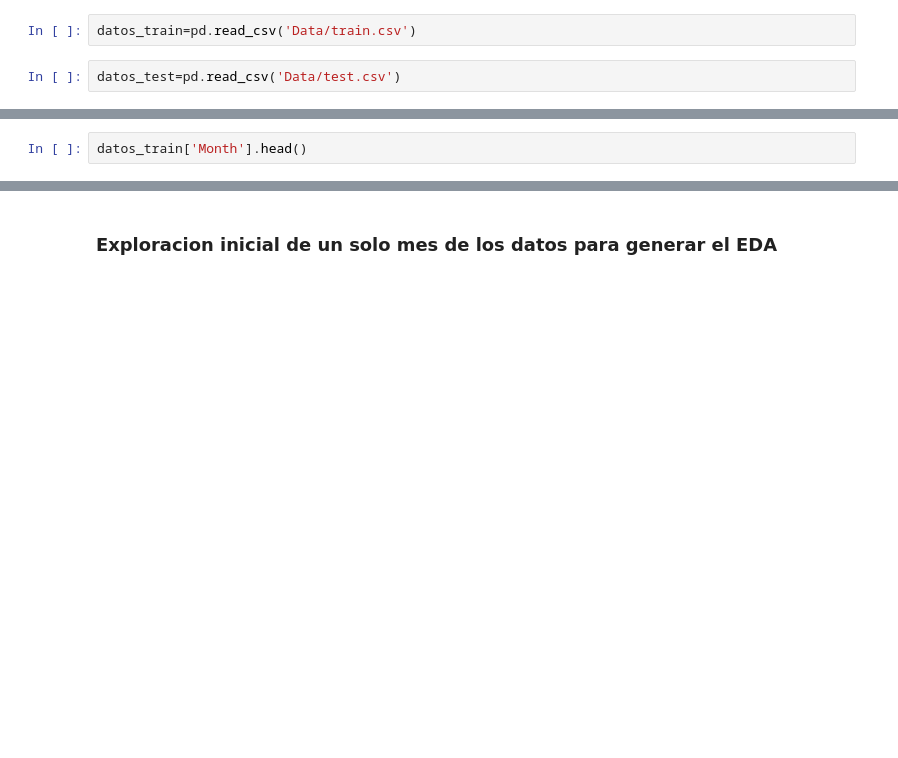
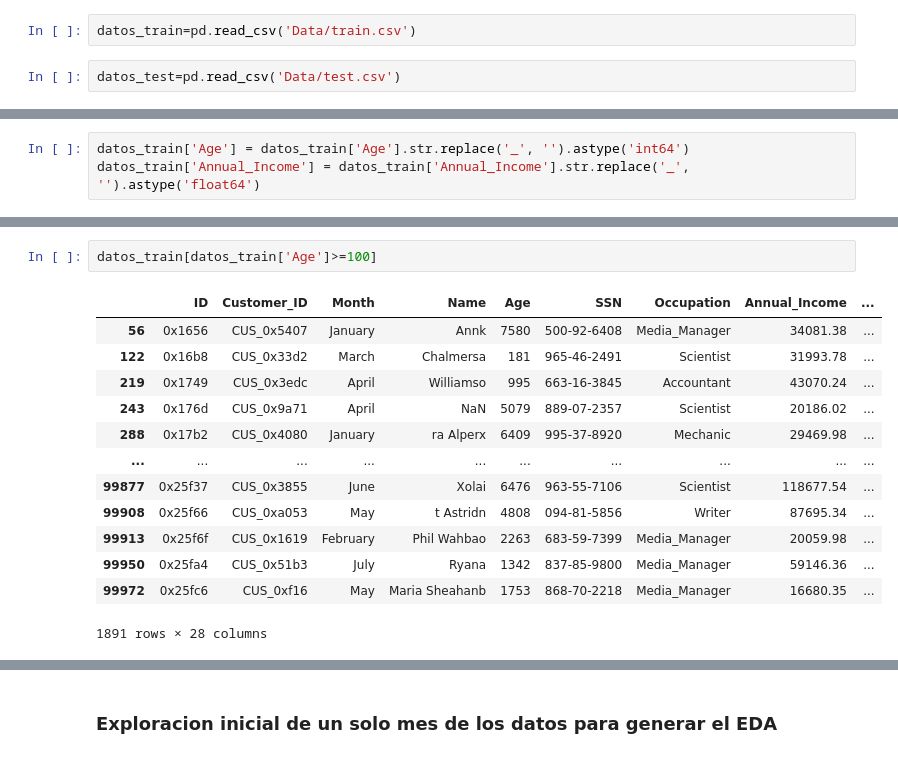
Before and after one commit to JuanPalms/Data-Mining, a Jupyter notebook: EDA_Scoring.ipynb, the cells around one changed output, grey strips where cells are left out. Drawn from its saved outputs; the diff is of its cells as text; blank space fills up the shorter version.

Commit message:
Avances de orden y limpieza de datos

```diff
--- a/EDA_Scoring.ipynb
+++ b/EDA_Scoring.ipynb
@@ -46,2 +74,3 @@ Index(['ID', 'Customer_ID', 'Month', 'Name', 'Age', 'SSN', 'Occupation',
 # %%
-datos_train['Month'].head()
+datos_train['Age'] = datos_train['Age'].str.replace('_', '').astype('int64')
+datos_train['Annual_Income'] = datos_train['Annual_Income'].str.replace('_', '').astype('float64')
@@ -54,0 +109,16 @@ Name: Month, dtype: object
+# %%
+datos_train[datos_train['Age']>=100]
+# %% [output]
+|  | ID | Customer_ID | Month | Name | Age | SSN | Occupation | Annual_Income | ... |
+| 56 | 0x1656 | CUS_0x5407 | January | Annk | 7580 | 500-92-6408 | Media_Manager | 34081.38 | ... |
+| 122 | 0x16b8 | CUS_0x33d2 | March | Chalmersa | 181 | 965-46-2491 | Scientist | 31993.78 | ... |
+| 219 | 0x1749 | CUS_0x3edc | April | Williamso | 995 | 663-16-3845 | Accountant | 43070.24 | ... |
+| 243 | 0x176d | CUS_0x9a71 | April | NaN | 5079 | 889-07-2357 | Scientist | 20186.02 | ... |
+| 288 | 0x17b2 | CUS_0x4080 | January | ra Alperx | 6409 | 995-37-8920 | Mechanic | 29469.98 | ... |
+| ... | ... | ... | ... | ... | ... | ... | ... | ... | ... |
+| 99877 | 0x25f37 | CUS_0x3855 | June | Xolai | 6476 | 963-55-7106 | Scientist | 118677.54 | ... |
+| 99908 | 0x25f66 | CUS_0xa053 | May | t Astridn | 4808 | 094-81-5856 | Writer | 87695.34 | ... |
+| 99913 | 0x25f6f | CUS_0x1619 | February | Phil Wahbao | 2263 | 683-59-7399 | Media_Manager | 20059.98 | ... |
+| 99950 | 0x25fa4 | CUS_0x51b3 | July | Ryana | 1342 | 837-85-9800 | Media_Manager | 59146.36 | ... |
+| 99972 | 0x25fc6 | CUS_0xf16 | May | Maria Sheahanb | 1753 | 868-70-2218 | Media_Manager | 16680.35 | ... |
+1891 rows × 28 columns
```
Also changed, not shown: parts of 27 cells of this notebook.
